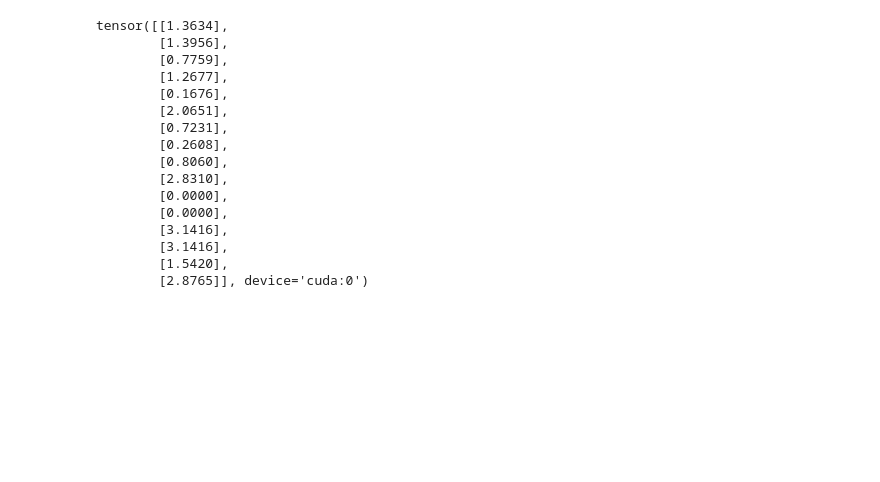
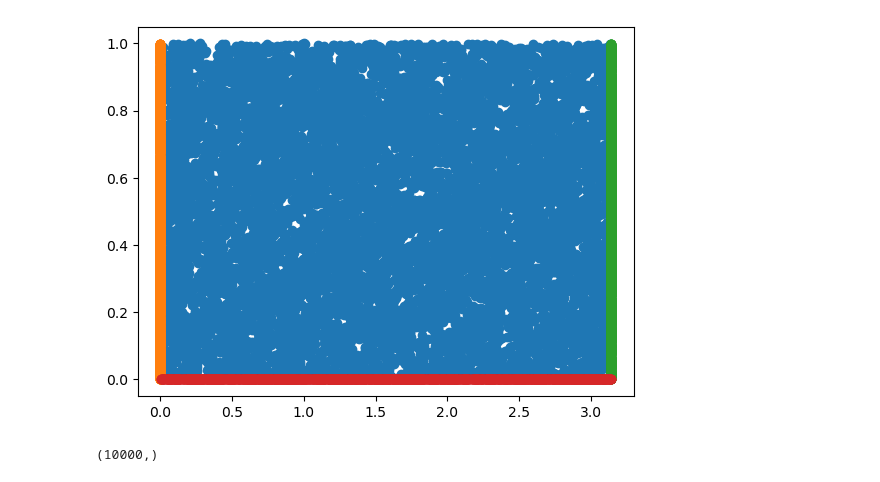
Before and after one commit to alleswe2k/PINNs, a Jupyter notebook: 1D_time_problem/time2.ipynb, the cells around one changed output. Drawn from its saved outputs; the diff is of its cells as text; code cells hidden in the pictures; blank space fills up the shorter version.

```diff
--- a/1D_time_problem/time2.ipynb
+++ b/1D_time_problem/time2.ipynb
@@ -169,3 +142,48 @@ class PINN():
         u = u.detach().cpu().numpy()
         return u
+# %%
+def generate_points(points):
+    n_d = points[0]
+    n_bc = points[1]
+    n_ic = points[2]
+
+    x_d = np.random.rand(n_d) * np.pi
+    t_d = np.random.rand(n_d)
+
+    x_lbc = np.zeros(n_bc)
+    t_lbc = np.random.rand(n_bc)
+
+    x_rbc = np.ones(n_bc) * np.pi
+    t_rbc = np.random.rand(n_bc)
+
+    x_ic = np.random.rand(n_ic) * np.pi
+    t_ic = np.zeros(n_ic)
+
+    x_all = np.hstack((x_d, x_lbc, x_rbc, x_ic))
+    t_all = np.hstack((t_d, t_lbc, t_rbc, t_ic))
+
+    mask_lbc = np.equal(x_all, 0)
+    mask_rbc = np.equal(x_all, np.pi)
+    mask_ic = np.equal(t_all, 0)
+    mask_d = ~(mask_lbc | mask_rbc | mask_ic)
+
+    masks = {"lbc": mask_lbc, "rbc": mask_rbc, "ic": mask_ic, "dom": mask_d}
+
+    return x_all, t_all, masks
+# %%
+p = [10000, 2000, 2000]
+x, t, masks = generate_points(p)
+# %%
+mask_lbc = masks["lbc"]
+mask_rbc = masks["rbc"]
+mask_ic = masks["ic"]
+mask_d = masks["dom"]
+# %%
+plt.scatter(x[mask_d], t[mask_d])
+plt.scatter(x[mask_lbc], t[mask_lbc])
+plt.scatter(x[mask_rbc], t[mask_rbc])
+plt.scatter(x[mask_ic], t[mask_ic])
+plt.show()
+# %% [output]
+[figure, added]
 # %%
@@ -225,20 +196,0 @@ def generate_points(points):
-# %%
-p = [10, 2, 2]
-generate_points(p)
-# %% [output]
-tensor([[1.3634],
-        [1.3956],
-        [0.7759],
-        [1.2677],
-        [0.1676],
-        [2.0651],
-        [0.7231],
-        [0.2608],
-        [0.8060],
-        [2.8310],
-        [0.0000],
-        [0.0000],
-        [3.1416],
-        [3.1416],
-        [1.5420],
-        [2.8765]], device='cuda:0')
@@ -264,2 +197,6 @@ t_t = t_t.requires_grad_()
+# %%
+print(fun.shape)
+# %% [output]
+(10000,)
 # %%
 nodes = 64
```
Also changed, not shown: parts of 15 cells of this notebook, 2 other files.
